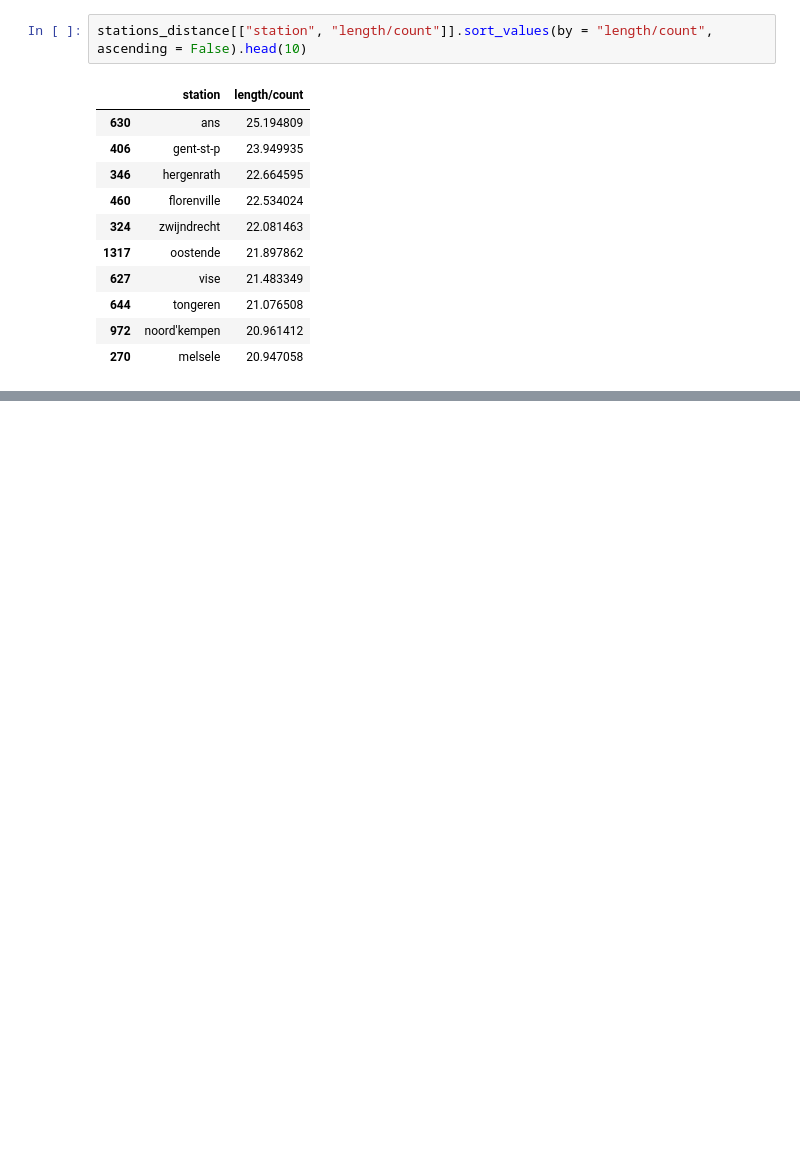
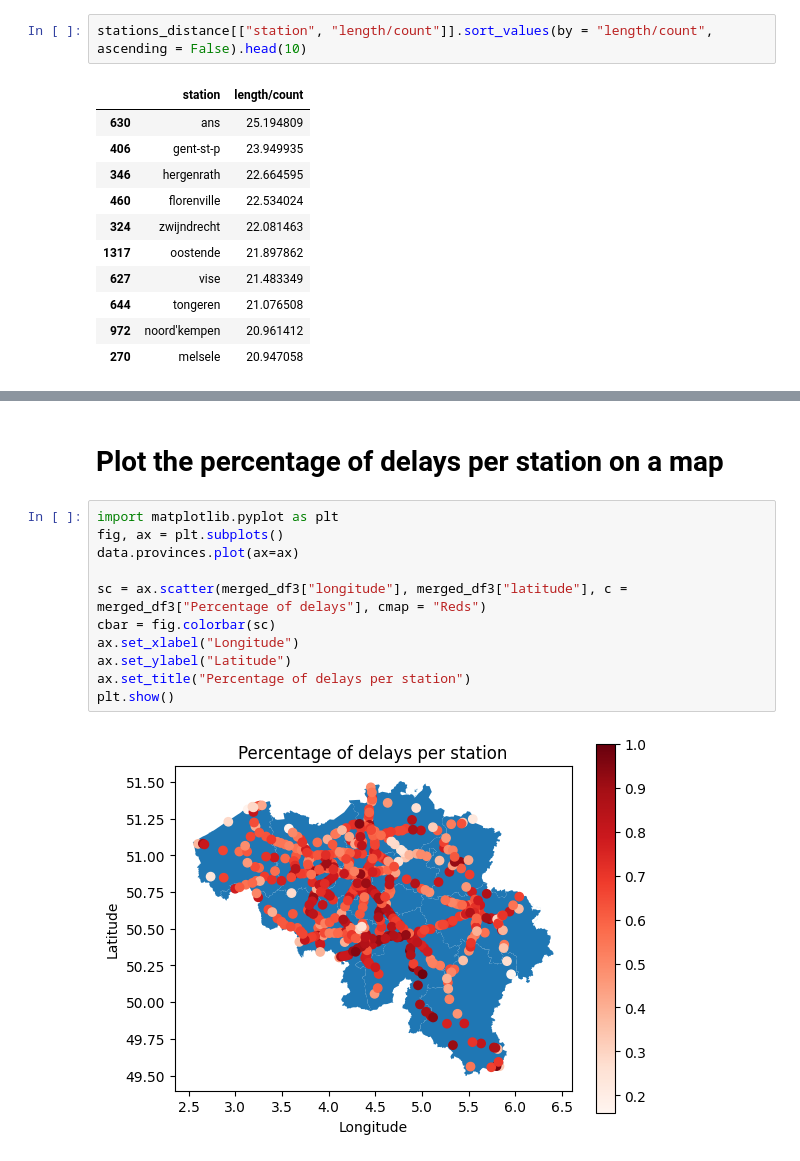
Before and after one commit to Seoyangsam/ACRM, a Jupyter notebook: src/Q12.ipynb, the cells around one changed output, grey strips where cells are left out. Cells and saved outputs as stored; diff of their text form; blank space fills up the shorter version.

```diff
--- a/src/Q12.ipynb
+++ b/src/Q12.ipynb
@@ -163,0 +317,15 @@ stations_distance["length/count"].plot.hist()
+# %% [markdown]
+# Plot the percentage of delays per station on a map
+# %%
+import matplotlib.pyplot as plt
+fig, ax = plt.subplots()
+data.provinces.plot(ax=ax)
+
+sc = ax.scatter(merged_df3["longitude"], merged_df3["latitude"], c = merged_df3["Percentage of delays"], cmap = "Reds")
+cbar = fig.colorbar(sc)
+ax.set_xlabel("Longitude")
+ax.set_ylabel("Latitude")
+ax.set_title("Percentage of delays per station")
+plt.show()
+# %% [output]
+[figure, added]
```
Also changed, not shown: parts of 25 cells of this notebook, 3 other files.
